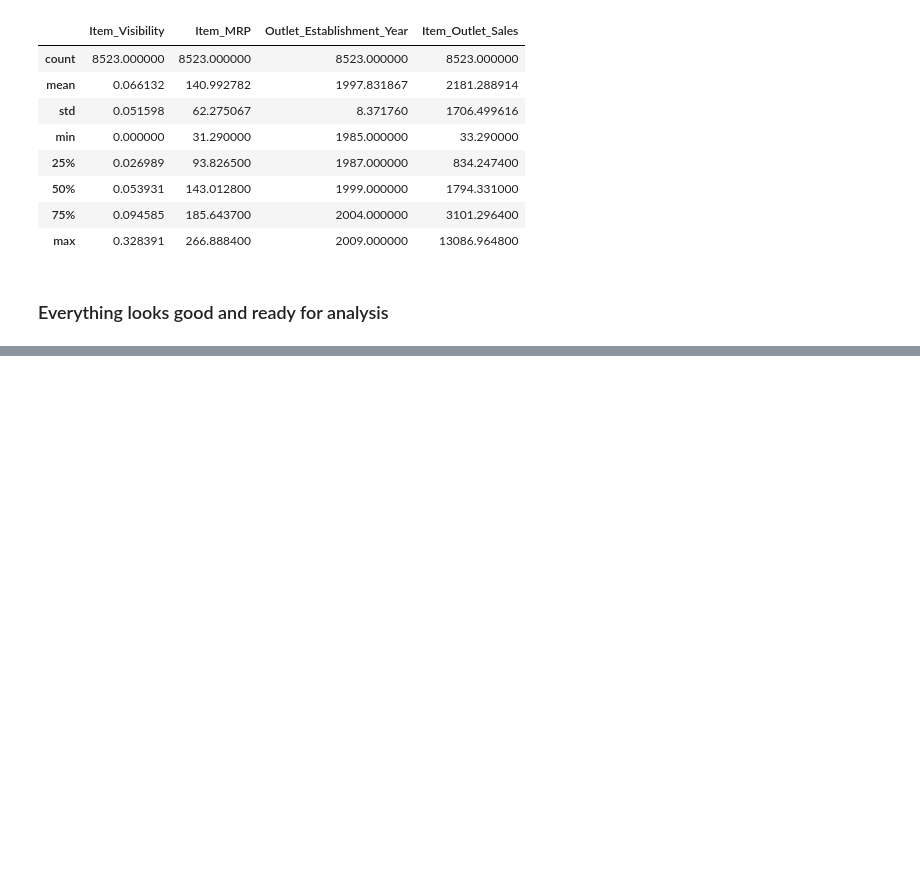
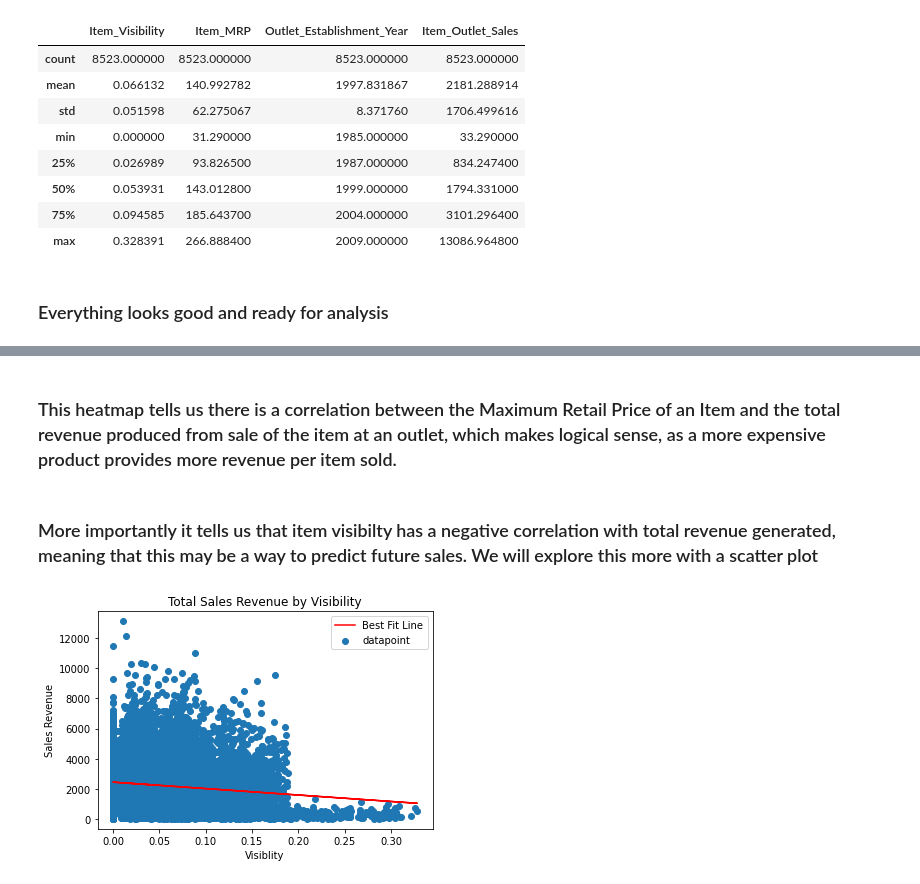
Before and after one commit to SeraphDev6/BigMart-Sales-Predictions, a Jupyter notebook: BigMart_Sales_Predictions.ipynb, the cells around one changed output, grey strips where cells are left out. Cells and saved outputs as stored; diff of their text form; code cells hidden in the pictures; blank space fills up the shorter version.

```diff
--- a/BigMart_Sales_Predictions.ipynb
+++ b/BigMart_Sales_Predictions.ipynb
@@ -192,0 +204,21 @@ df.describe()
+# %% [markdown]
+### This heatmap tells us there is a correlation between the Maximum Retail Price of an Item and the total revenue produced from sale of the item at an outlet, which makes logical sense, as a more expensive product provides more revenue per item sold.
+# %% [markdown]
+### More importantly it tells us that item visibilty has a negative correlation with total revenue generated, meaning that this may be a way to predict future sales. We will explore this more with a scatter plot
+# %%
+x = df['Item_Visibility']
+y = df['Item_Outlet_Sales']
+
+a,b = np.polyfit(x,y,1)
+
+fig, ax = plt.subplots()
+
+ax.scatter(x,y, label = "datapoint")
+ax.plot(x,a*x+b, "r-", label="Best Fit Line")
+ax.legend()
+ax.set_title("Total Sales Revenue by Visibility")
+ax.set_xlabel("Visiblity")
+ax.set_ylabel("Sales Revenue")
+plt.show()
+# %% [output]
+[figure, added]
```
Also changed, not shown: parts of 11 cells of this notebook.
